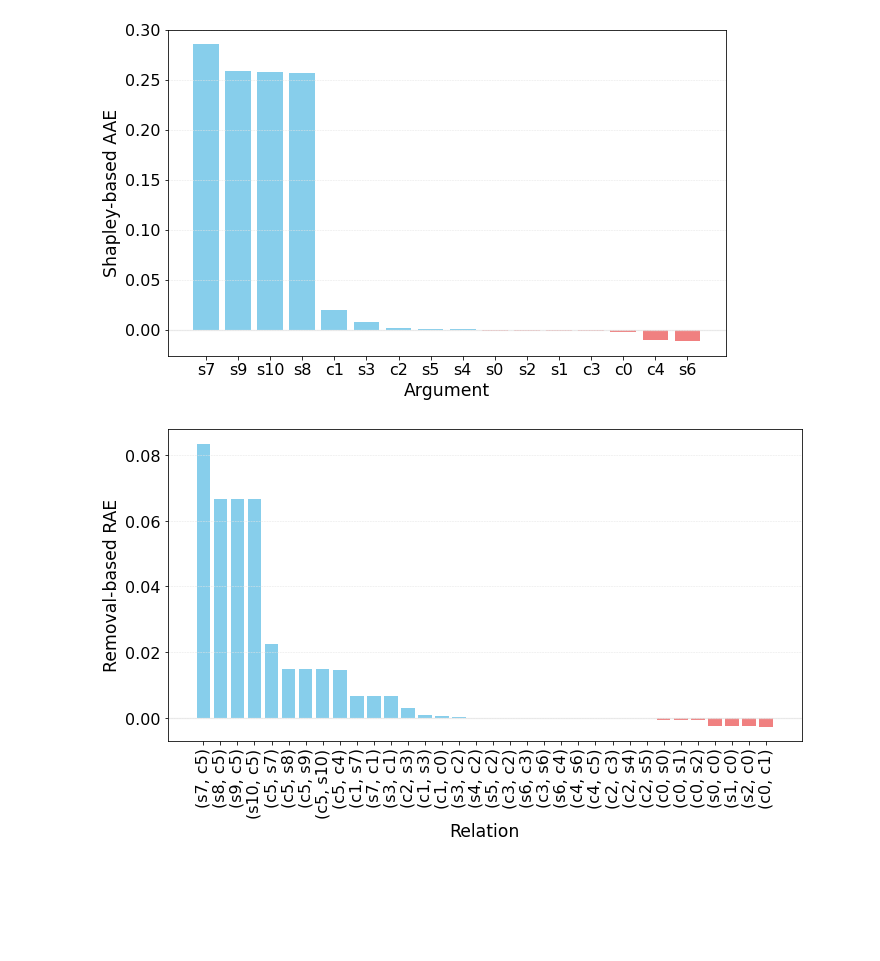
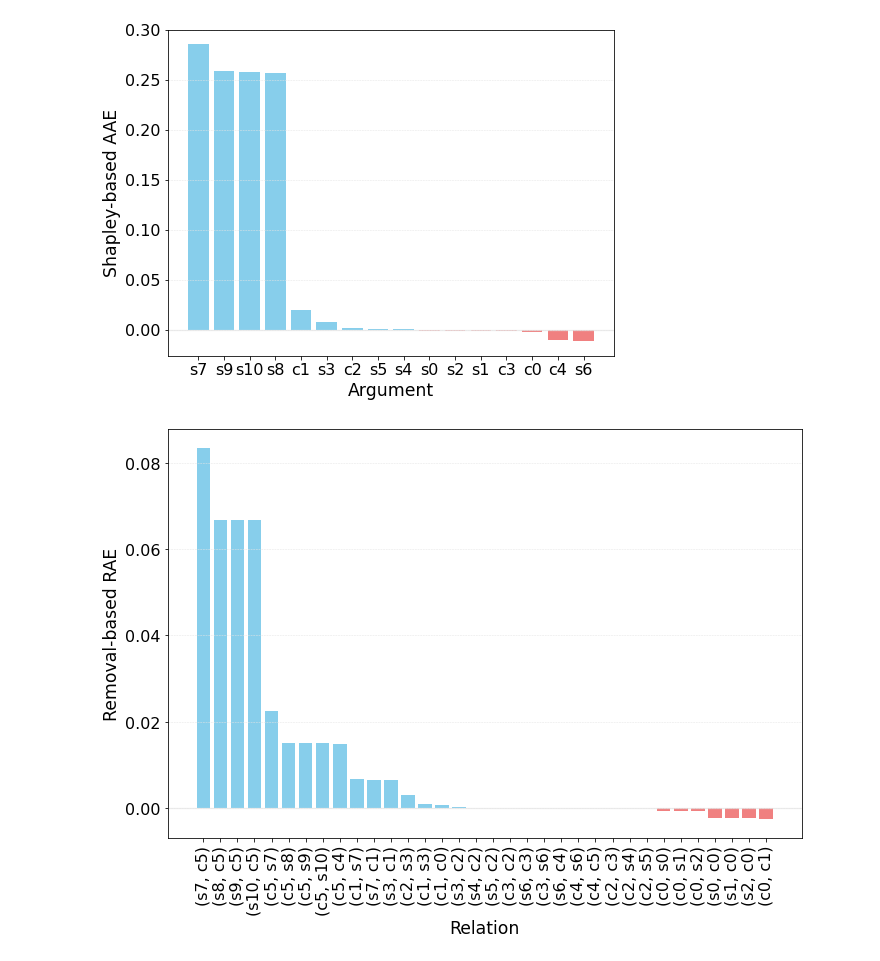
Before and after one commit to XiangYin2021/TD-QBAF-AAE-RAE, a Jupyter notebook: TD-QBAF-plot.ipynb, the cells around one changed output. Cells and saved outputs as stored; diff of their text form; code cells hidden in the pictures; blank space fills up the shorter version.

```diff
--- a/TD-QBAF-plot.ipynb
+++ b/TD-QBAF-plot.ipynb
@@ -37,34 +37,34 @@ plt.show()
 # %%
 # Shapley-AAE
 
 data = {
     'Argument': ['s7', 's9', 's10', 's8', 'c1', 's3', 'c2', 's5', 's4', 's0', 's2', 's1', 'c3', 'c0', 'c4', 's6'],
     'Shapley-based AAE': [0.2854, 0.2592, 0.2578, 0.2564, 0.0205, 0.0079, 0.0018, 0.0008, 0.0008, -0.0006, -0.0009, -0.0012, -0.0013, -0.0017, -0.0102, -0.0109]
 }
 
 # Creating DataFrame
 df = pd.DataFrame(data)
 
 # Plotting the bar chart
 colors = ['skyblue' if val >= 0 else 'lightcoral' for val in df['Shapley-based AAE']]
-plt.figure(figsize=(10, 6))
+plt.figure(figsize=(8, 6))
 bars = plt.bar(df['Argument'], df['Shapley-based AAE'], color=colors)
 
 # Adding horizontal lines
 plt.axhline(0, color='#E5E5E5', linewidth=1.3, alpha=0.7)
 
 # Adding grid
 plt.grid(axis='y', color = '#E5E5E5', linestyle = '--', linewidth = 0.5)
 
 # Setting labels
 plt.xlabel('Argument', fontsize='xx-large')
 plt.ylabel('Shapley-based AAE', fontsize='xx-large')
 plt.tick_params(axis='both', which='major', labelsize=16)
 
 # Display the plot
 plt.show()
 # %% [output]
-[figure, old version]
+[figure, new version]
 # %%
 # Removal-RAE
 
@@ -86,7 +86,7 @@ df = pd.DataFrame(data)
 
 # Plotting the bar chart
 colors = ['skyblue' if val >= 0 else 'lightcoral' for val in df['Removal-based RAE']]
-plt.figure(figsize=(10, 6))
+plt.figure(figsize=(10, 7.35))
 bars = plt.bar(df['Relation'], df['Removal-based RAE'], color=colors)
 
 # Adding horizontal lines
@@ -106,7 +106,7 @@ plt.tight_layout()
 # Display the plot
 plt.show()
 # %% [output]
-[figure, old version]
+[figure, new version]
 # %%
 # Shapley-RAE
 
```
Also changed, not shown: parts of 4 cells of this notebook.
